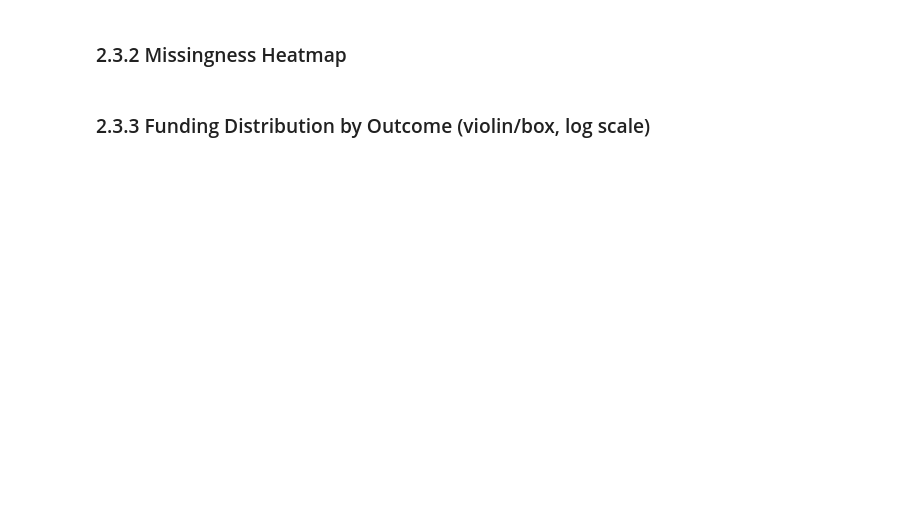
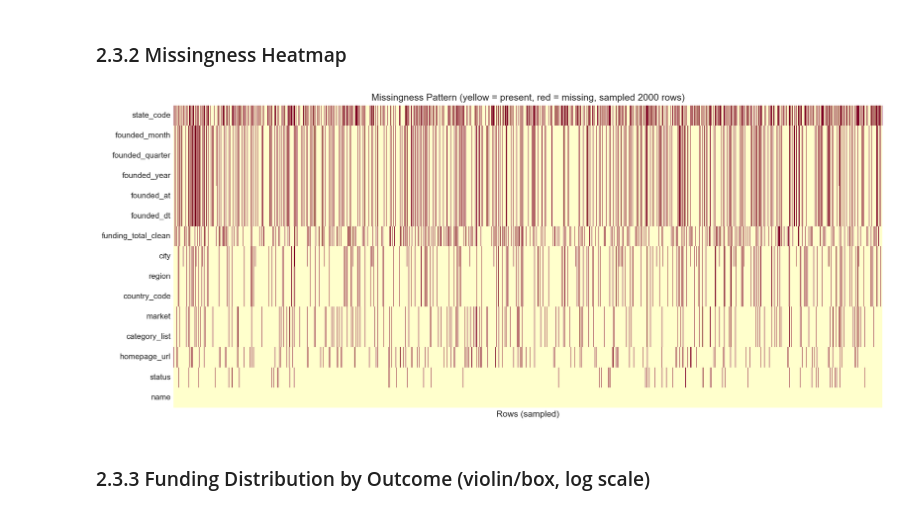
Before and after one commit to uleso26/Predictive-Analytics-Individual-Coursework-, a Jupyter notebook: notebooks/02_eda.ipynb, the cells around one changed output. Drawn from its saved outputs; the diff is of its cells as text; code cells hidden in the pictures; blank space fills up the shorter version.

```diff
--- a/notebooks/02_eda.ipynb
+++ b/notebooks/02_eda.ipynb
@@ -47,4 +261,21 @@ Minimum 12 publication-quality figures.
 # %% [markdown]
 ### 2.3.2 Missingness Heatmap
+# %%
+# Figure 2: Missingness Heatmap
+fig, ax = plt.subplots(figsize=(14, 6))
+miss_cols = (df.isna().sum() / len(df) * 100).sort_values(ascending=False)
+miss_cols = miss_cols[miss_cols > 0]
+miss_matrix = df[miss_cols.index].isna().astype(int)
+sample_idx = np.random.RandomState(SEED).choice(len(df), size=min(2000, len(df)), replace=False)
+sample_idx.sort()
+sns.heatmap(miss_matrix.iloc[sample_idx].T, cbar=False, cmap='YlOrRd',
+            yticklabels=True, xticklabels=False, ax=ax)
+ax.set_title('Missingness Pattern (yellow = present, red = missing, sampled 2000 rows)')
+ax.set_xlabel('Rows (sampled)')
+plt.tight_layout()
+plt.savefig(f'{FIGURE_DIR}/02_missingness_heatmap.png', bbox_inches='tight')
+plt.show()
+# %% [output]
+[figure, added]
 # %% [markdown]
 ### 2.3.3 Funding Distribution by Outcome (violin/box, log scale)
```
Also changed, not shown: parts of 32 cells of this notebook, 15 other files.
